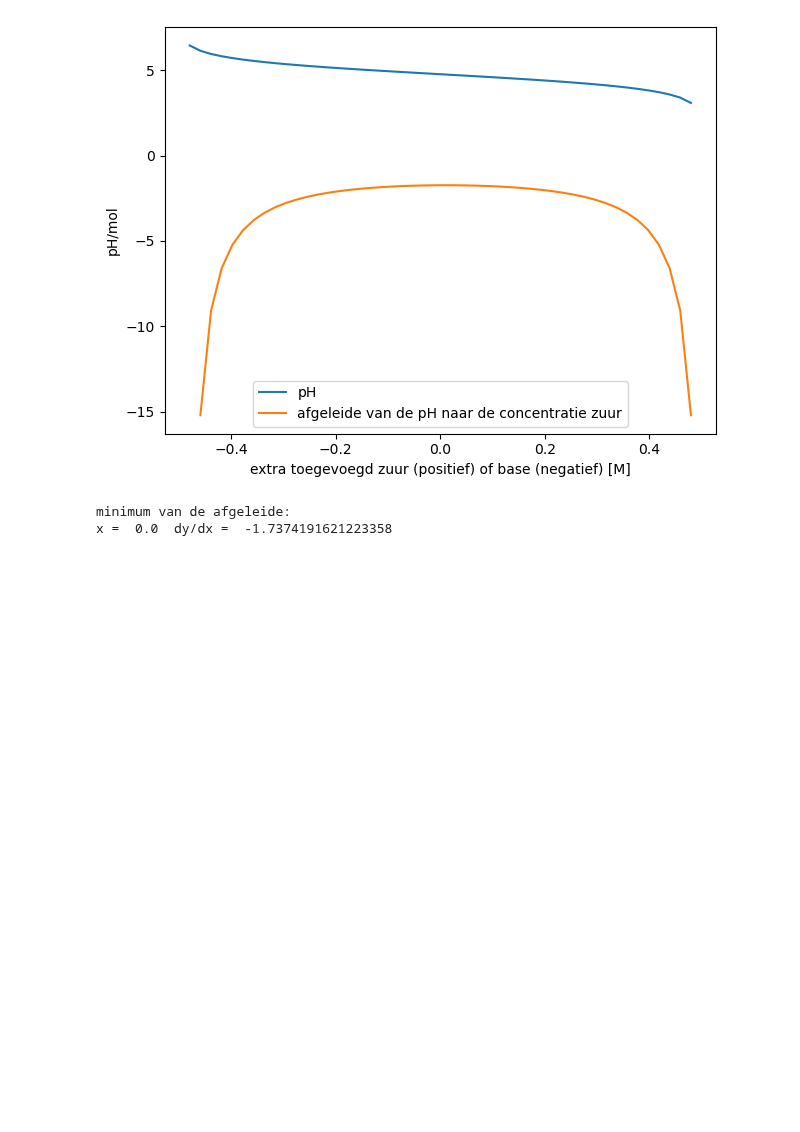
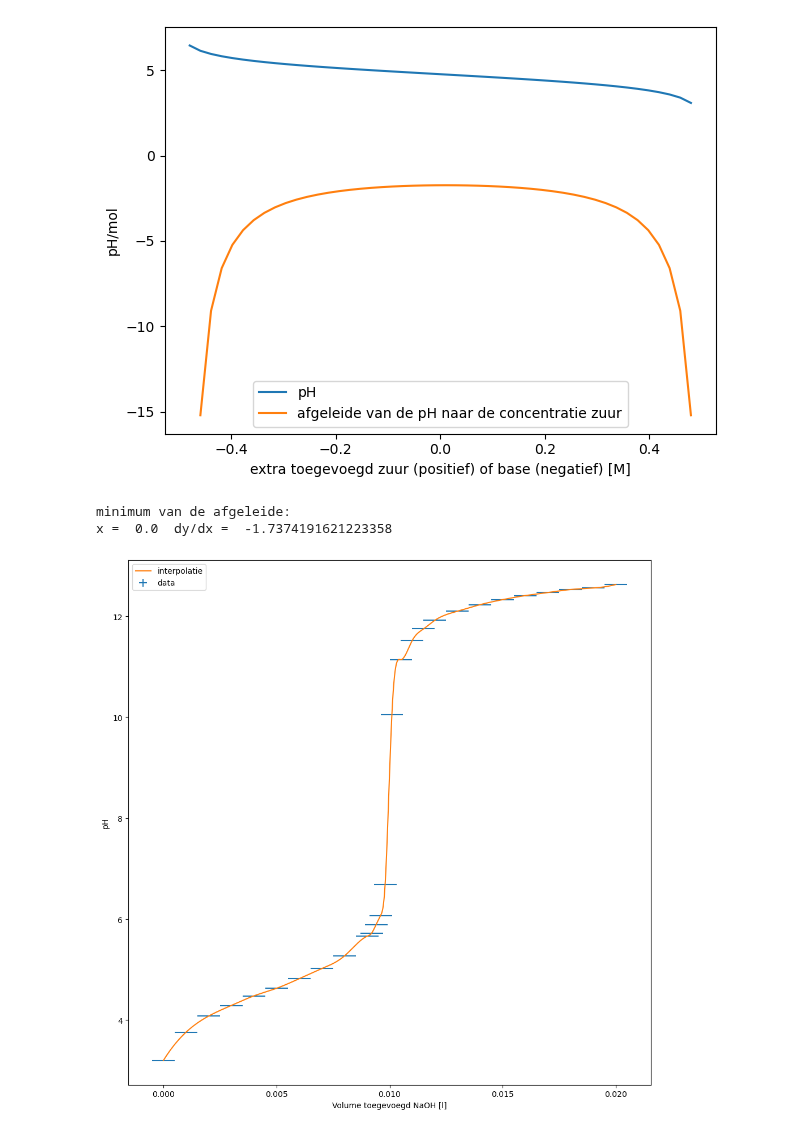
Before and after one commit to justlearning42/Experimentele_vscode, a Jupyter notebook: buffermengsels.ipynb, the cells around one changed output. Saved outputs shown, nothing was run; the diff lists cells and outputs as text; code cells hidden in the pictures; blank space fills up the shorter version.

Commit message:
chemie data fixen

```diff
--- a/buffermengsels.ipynb
+++ b/buffermengsels.ipynb
@@ -36,3 +57,20 @@ print('x = ',(extrazuur[np.argmax(afgeleide)] + extrazuur[1+np.argmax(afgeleide)
 [figure]
 minimum van de afgeleide:
 x =  0.0  dy/dx =  -1.7374191621223358
+# %%
+#de plot van de data en zo
+adres = 'buffer/titratie2.txt'
+volumes,pHs = np.loadtxt(adres, delimiter=",").T #volumes in ml
+volumes *= 10**(-3) #vanaf nu volumes in l
+volumelinspace = np.linspace(0,20e-3,5000)
+pHfunctie = CubicSpline(volumes, pHs)
+fig, ax = plt.subplots(1,1, figsize = (10,10))
+ax.errorbar(volumes, pHs, xerr = 0.5e-3, yerr = 0.01, linestyle = '', label = 'data')
+ax.plot(volumelinspace, pHfunctie(volumelinspace), label = 'interpolatie')
+ax.set_ylabel('pH')
+ax.set_xlabel('Volume toegevoegd NaOH [l]')
+ax.legend()
+plt.tight_layout()
+plt.show()
+# %% [output]
+[figure, added]
```
Also changed, not shown: parts of 4 cells of this notebook, 3 other files.
